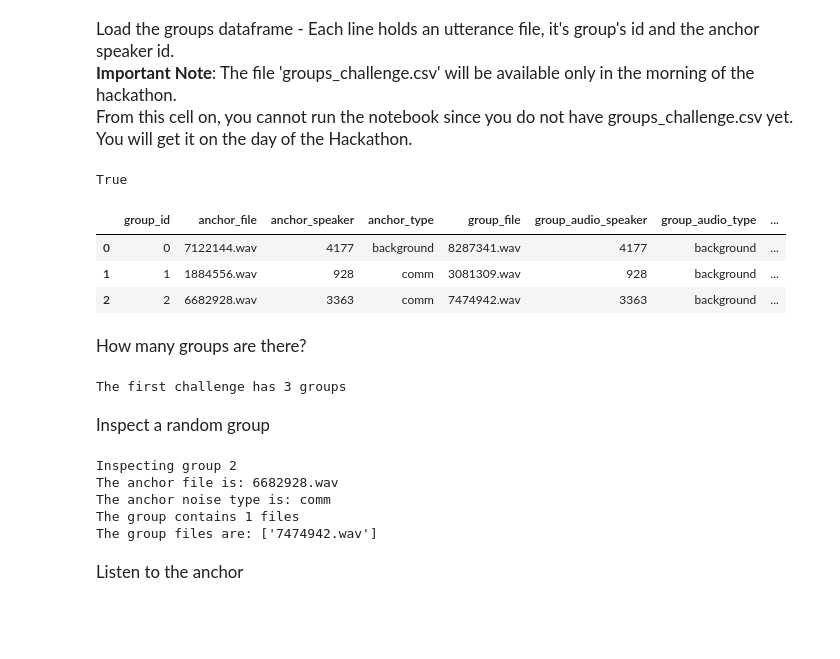
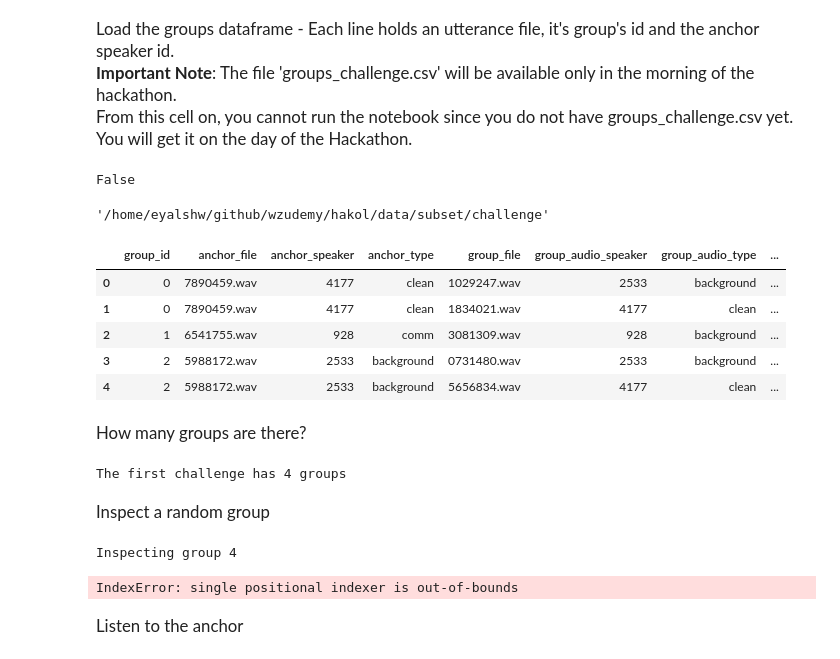
Before and after one commit to wzudemy/hakol, a Jupyter notebook: notebooks/Speakathon.ipynb, the cells around one changed output. Cells and saved outputs as stored; diff of their text form; code cells hidden in the pictures; blank space fills up the shorter version.

Commit message:
add validation

```diff
--- a/notebooks/Speakathon.ipynb
+++ b/notebooks/Speakathon.ipynb
@@ -61,7 +61,7 @@ data_folder = '/home/eyalshw/github/wzudemy/hakol/data/subset'
 print(os.path.exists(data_folder))
 audio_files_path  = os.path.join(data_folder, "wav_files_subset")
 print(os.path.exists(audio_files_path))
-challenge_folder = '/home/eyalshw/github/wzudemy/hakol/data/challenge'
+challenge_folder = '/home/eyalshw/github/wzudemy/hakol/data/subset/challenge'
 if not os.path.exists(challenge_folder):
     os.makedirs(challenge_folder)
 # TODO: Place the file: groups_challenge.csv in challenge_folder
@@ -407,22 +407,29 @@ Each line holds an utterance file, it's group's id and the anchor speaker id.
 # %%
 os.path.exists(os.path.join(challenge_folder, 'groups_challenge.csv'))
 # %% [output]
-True
+False
+# %%
+challenge_folder
+# %% [output]
+'/home/eyalshw/github/wzudemy/hakol/data/subset/challenge'
 # %%
-groups_challenge_df = pd.read_csv(os.path.join(challenge_folder, 'groups_challenge.csv'))
+groups_challenge_df = pd.read_csv(os.path.join(challenge_folder, 'groups_challenge_validation.csv'))
+# groups_challenge_df = pd.read_csv(os.path.join(challenge_folder, 'groups_challenge.csv'))
 groups_challenge_df.head(5)
 # %% [output]
 |  | group_id | anchor_file | anchor_speaker | anchor_type | group_file | group_audio_speaker | group_audio_type | ... |
-| 0 | 0 | 7122144.wav | 4177 | background | 8287341.wav | 4177 | background | ... |
-| 1 | 1 | 1884556.wav | 928 | comm | 3081309.wav | 928 | background | ... |
-| 2 | 2 | 6682928.wav | 3363 | comm | 7474942.wav | 3363 | background | ... |
+| 0 | 0 | 7890459.wav | 4177 | clean | 1029247.wav | 2533 | background | ... |
+| 1 | 0 | 7890459.wav | 4177 | clean | 1834021.wav | 4177 | clean | ... |
+| 2 | 1 | 6541755.wav | 928 | comm | 3081309.wav | 928 | background | ... |
+| 3 | 2 | 5988172.wav | 2533 | background | 0731480.wav | 2533 | background | ... |
+| 4 | 2 | 5988172.wav | 2533 | background | 5656834.wav | 4177 | clean | ... |
 # %% [markdown]
 <span style="font-size: larger;"> How many groups are there?
 # %%
 num_groups = len(groups_challenge_df['group_id'].unique())
 print(f"The first challenge has {num_groups} groups")
 # %% [output]
-The first challenge has 3 groups
+The first challenge has 4 groups
 # %% [markdown]
 <span style="font-size: larger;"> Inspect a random group
 # %%
@@ -438,11 +445,8 @@ group_files = df_group["group_file"].values.tolist()
 print(f"The group contains {len(group_files)} files")
 print(f"The group files are: {group_files}")
 # %% [output]
-Inspecting group 2
-The anchor file is: 6682928.wav
-The anchor noise type is: comm
-The group contains 1 files
-The group files are: ['7474942.wav']
+Inspecting group 4
+IndexError: single positional indexer is out-of-bounds
 # %% [markdown]
 <span style="font-size: larger;"> Listen to the anchor
 # %%
```
Also changed, not shown: parts of 9 cells of this notebook, 10 other files.
